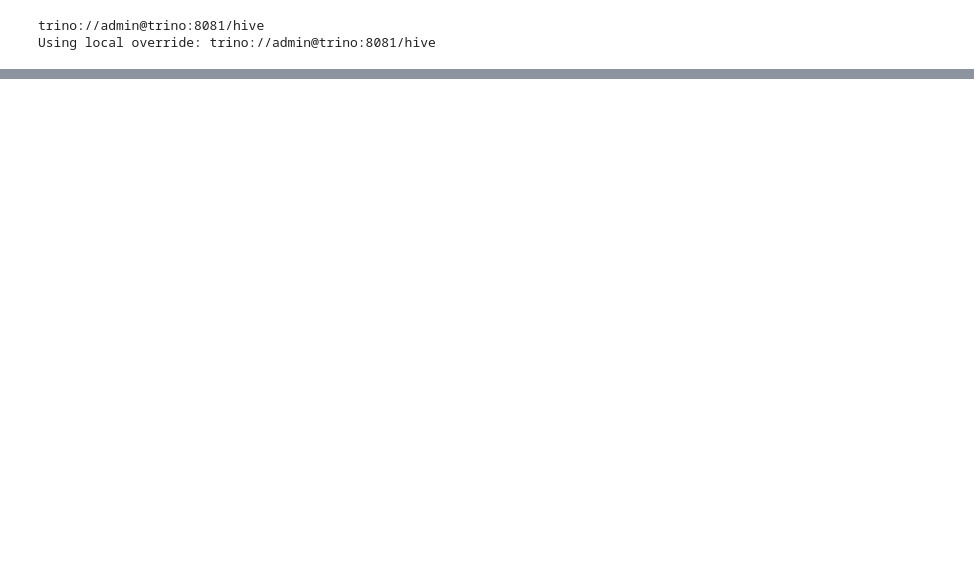
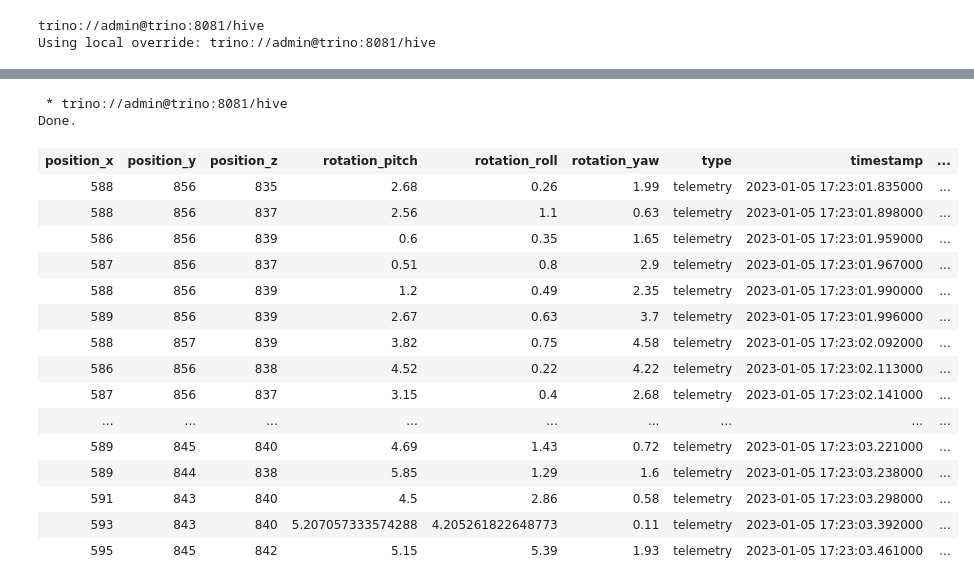
Before and after one commit to NeuronSphere/demo-config-transform-device-load, a Jupyter notebook: src/notebooks/query_event.ipynb, the cells around one changed output, grey strips where cells are left out. Saved outputs shown, nothing was run; the diff lists cells and outputs as text; code cells hidden in the pictures; blank space fills up the shorter version.

```diff
--- a/src/notebooks/query_event.ipynb
+++ b/src/notebooks/query_event.ipynb
@@ -28,3 +152,22 @@ Done.
 # %%
 %%sql
-SELECT * FROM demo_ux.telemetry_0_1_1 LIMIT 100
+SELECT * FROM demo_ux.telemetry LIMIT 100
+# %% [output]
+ * trino://admin@trino:8081/hive
+Done.
+| position_x | position_y | position_z | rotation_pitch | rotation_roll | rotation_yaw | type | timestamp | ... |
+| 588 | 856 | 835 | 2.68 | 0.26 | 1.99 | telemetry | 2023-01-05 17:23:01.835000 | ... |
+| 588 | 856 | 837 | 2.56 | 1.1 | 0.63 | telemetry | 2023-01-05 17:23:01.898000 | ... |
+| 586 | 856 | 839 | 0.6 | 0.35 | 1.65 | telemetry | 2023-01-05 17:23:01.959000 | ... |
+| 587 | 856 | 837 | 0.51 | 0.8 | 2.9 | telemetry | 2023-01-05 17:23:01.967000 | ... |
+| 588 | 856 | 839 | 1.2 | 0.49 | 2.35 | telemetry | 2023-01-05 17:23:01.990000 | ... |
+| 589 | 856 | 839 | 2.67 | 0.63 | 3.7 | telemetry | 2023-01-05 17:23:01.996000 | ... |
+| 588 | 857 | 839 | 3.82 | 0.75 | 4.58 | telemetry | 2023-01-05 17:23:02.092000 | ... |
+| 586 | 856 | 838 | 4.52 | 0.22 | 4.22 | telemetry | 2023-01-05 17:23:02.113000 | ... |
+| 587 | 856 | 837 | 3.15 | 0.4 | 2.68 | telemetry | 2023-01-05 17:23:02.141000 | ... |
+| ... | ... | ... | ... | ... | ... | ... | ... | ... |
+| 589 | 845 | 840 | 4.69 | 1.43 | 0.72 | telemetry | 2023-01-05 17:23:03.221000 | ... |
+| 589 | 844 | 838 | 5.85 | 1.29 | 1.6 | telemetry | 2023-01-05 17:23:03.238000 | ... |
+| 591 | 843 | 840 | 4.5 | 2.86 | 0.58 | telemetry | 2023-01-05 17:23:03.298000 | ... |
+| 593 | 843 | 840 | 5.207057333574288 | 4.205261822648773 | 0.11 | telemetry | 2023-01-05 17:23:03.392000 | ... |
+| 595 | 845 | 842 | 5.15 | 5.39 | 1.93 | telemetry | 2023-01-05 17:23:03.461000 | ... |
```
Also changed, not shown: parts of 9 cells of this notebook.
